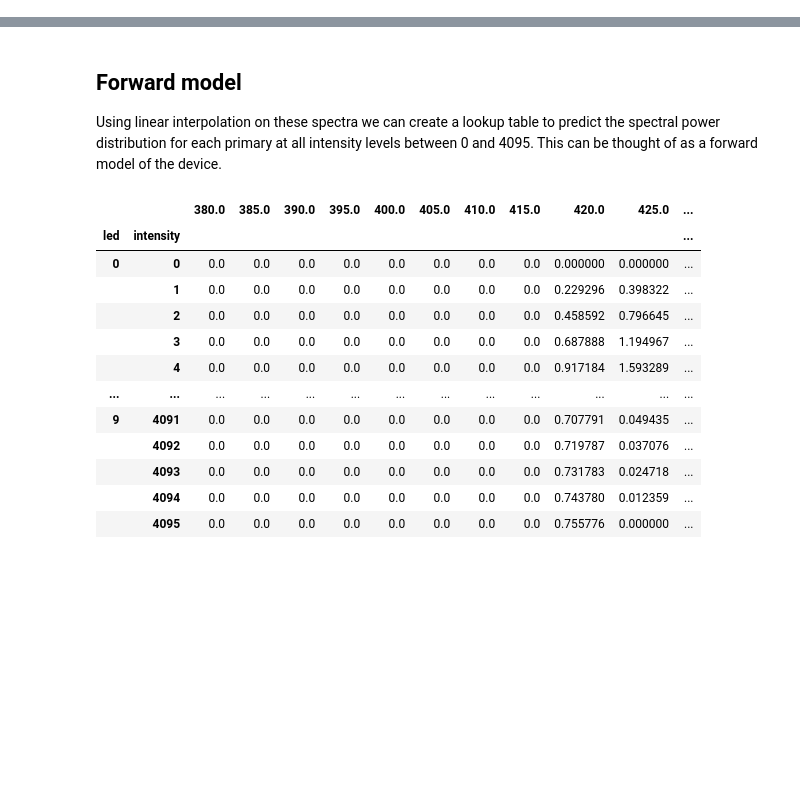
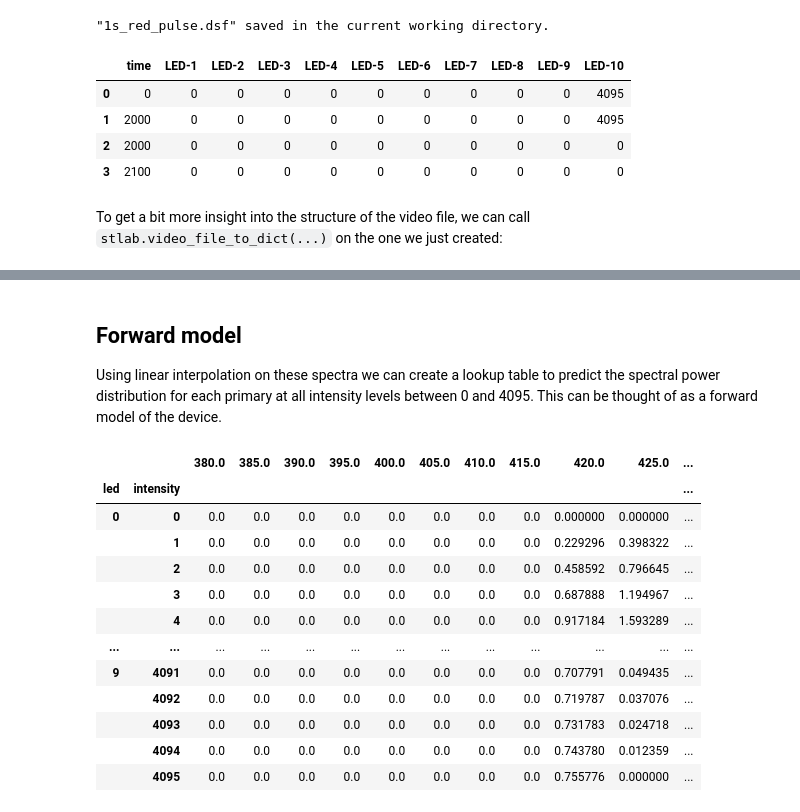
Before and after one commit to PyPlr/cvd_pupillometry, a Jupyter notebook: code/PyPlr/docs/stlab_and_sphere.ipynb, the cells around one changed output, grey strips where cells are left out. Drawn from its saved outputs; the diff is of its cells as text; code cells hidden in the pictures; blank space fills up the shorter version.

```diff
--- a/code/PyPlr/docs/stlab_and_sphere.ipynb
+++ b/code/PyPlr/docs/stlab_and_sphere.ipynb
@@ -161,0 +148,19 @@ fig = stlab.explore_spectra(spectra)
+# %%
+spec = [0]*10
+spec[-1] = 4095
+vf_df = stlab.pulse_protocol(pulse_spec=spec,
+                             pulse_duration=2000,
+                             fname='1s_red_pulse',
+                             return_df=True,
+                             metadata={'whatever':'info',
+                                       'you':'want'})
+vf_df
+# %% [output]
+"1s_red_pulse.dsf" saved in the current working directory.
+|  | time | LED-1 | LED-2 | LED-3 | LED-4 | LED-5 | LED-6 | LED-7 | LED-8 | LED-9 | LED-10 |
+| 0 | 0 | 0 | 0 | 0 | 0 | 0 | 0 | 0 | 0 | 0 | 4095 |
+| 1 | 2000 | 0 | 0 | 0 | 0 | 0 | 0 | 0 | 0 | 0 | 4095 |
+| 2 | 2000 | 0 | 0 | 0 | 0 | 0 | 0 | 0 | 0 | 0 | 0 |
+| 3 | 2100 | 0 | 0 | 0 | 0 | 0 | 0 | 0 | 0 | 0 | 0 |
+# %% [markdown]
+To get a bit more insight into the structure of the video file, we can call ``stlab.video_file_to_dict(...)`` on the one we just created:
```
Also changed, not shown: parts of 37 cells of this notebook, 8 other files.
